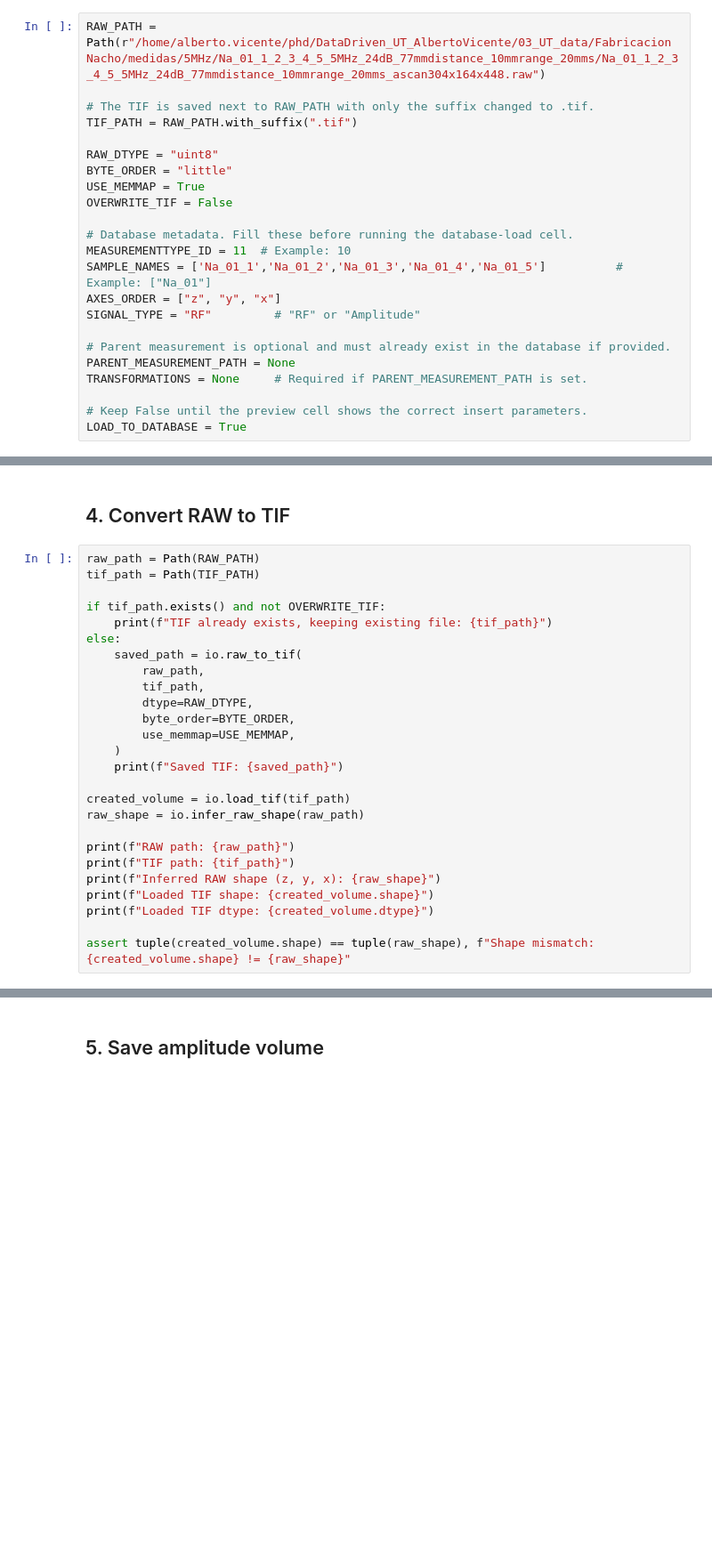
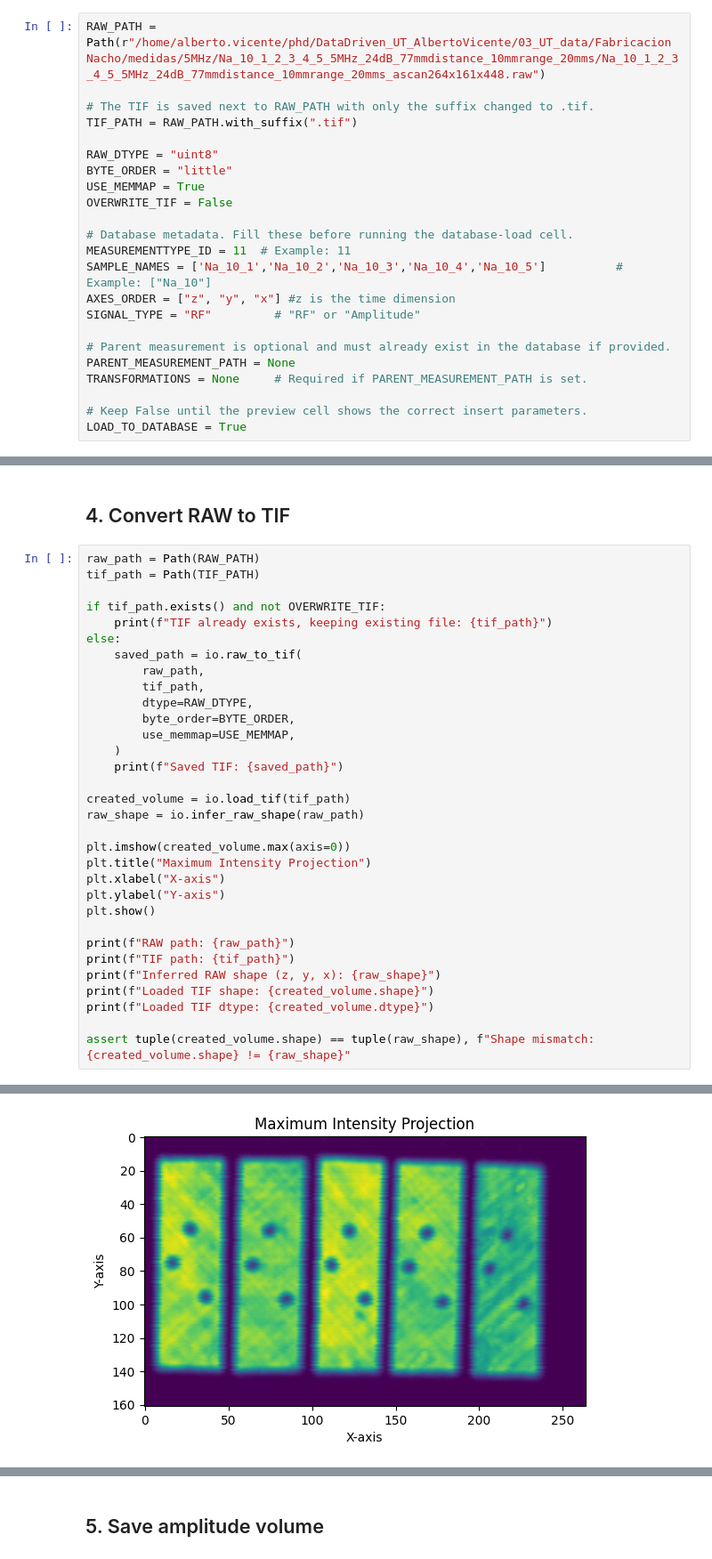
Before and after one commit to topeberti/UTvsXCT-preprocessing, a Jupyter notebook: produccion/raw_to_tif/raw_to_tif.ipynb, the cells around one changed output, grey strips where cells are left out. Shown at 89% size. Saved outputs shown, nothing was run; the diff lists cells and outputs as text; blank space fills up the shorter version.

```diff
--- a/produccion/raw_to_tif/raw_to_tif.ipynb
+++ b/produccion/raw_to_tif/raw_to_tif.ipynb
@@ -25,7 +27,7 @@ Connected to the database
 # %% [markdown]
 ## 2. User inputs
 # %%
-RAW_PATH = Path(r"/home/alberto.vicente/phd/DataDriven_UT_AlbertoVicente/03_UT_data/Fabricacion Nacho/medidas/5MHz/Na_01_1_2_3_4_5_5MHz_24dB_77mmdistance_10mmrange_20mms/Na_01_1_2_3_4_5_5MHz_24dB_77mmdistance_10mmrange_20mms_ascan304x164x448.raw")
+RAW_PATH = Path(r"/home/alberto.vicente/phd/DataDriven_UT_AlbertoVicente/03_UT_data/Fabricacion Nacho/medidas/5MHz/Na_10_1_2_3_4_5_5MHz_24dB_77mmdistance_10mmrange_20mms/Na_10_1_2_3_4_5_5MHz_24dB_77mmdistance_10mmrange_20mms_ascan264x161x448.raw")
 
 # The TIF is saved next to RAW_PATH with only the suffix changed to .tif.
 TIF_PATH = RAW_PATH.with_suffix(".tif")
@@ -36,9 +38,9 @@ USE_MEMMAP = True
 OVERWRITE_TIF = False
 
 # Database metadata. Fill these before running the database-load cell.
-MEASUREMENTTYPE_ID = 11  # Example: 10
-SAMPLE_NAMES = ['Na_01_1','Na_01_2','Na_01_3','Na_01_4','Na_01_5']          # Example: ["Na_01"]
-AXES_ORDER = ["z", "y", "x"]
+MEASUREMENTTYPE_ID = 11  # Example: 11
+SAMPLE_NAMES = ['Na_10_1','Na_10_2','Na_10_3','Na_10_4','Na_10_5']          # Example: ["Na_10"]
+AXES_ORDER = ["z", "y", "x"] #z is the time dimension
 SIGNAL_TYPE = "RF"         # "RF" or "Amplitude"
 
 # Parent measurement is optional and must already exist in the database if provided.
@@ -99,6 +101,12 @@ else:
 created_volume = io.load_tif(tif_path)
 raw_shape = io.infer_raw_shape(raw_path)
 
+plt.imshow(created_volume.max(axis=0))
+plt.title("Maximum Intensity Projection")
+plt.xlabel("X-axis")
+plt.ylabel("Y-axis")
+plt.show()
+
 print(f"RAW path: {raw_path}")
 print(f"TIF path: {tif_path}")
 print(f"Inferred RAW shape (z, y, x): {raw_shape}")
@@ -115,0 +119 @@ Loaded TIF dtype: uint8
+[figure, added]
```
Also changed, not shown: parts of 5 cells of this notebook, 36 other files.
